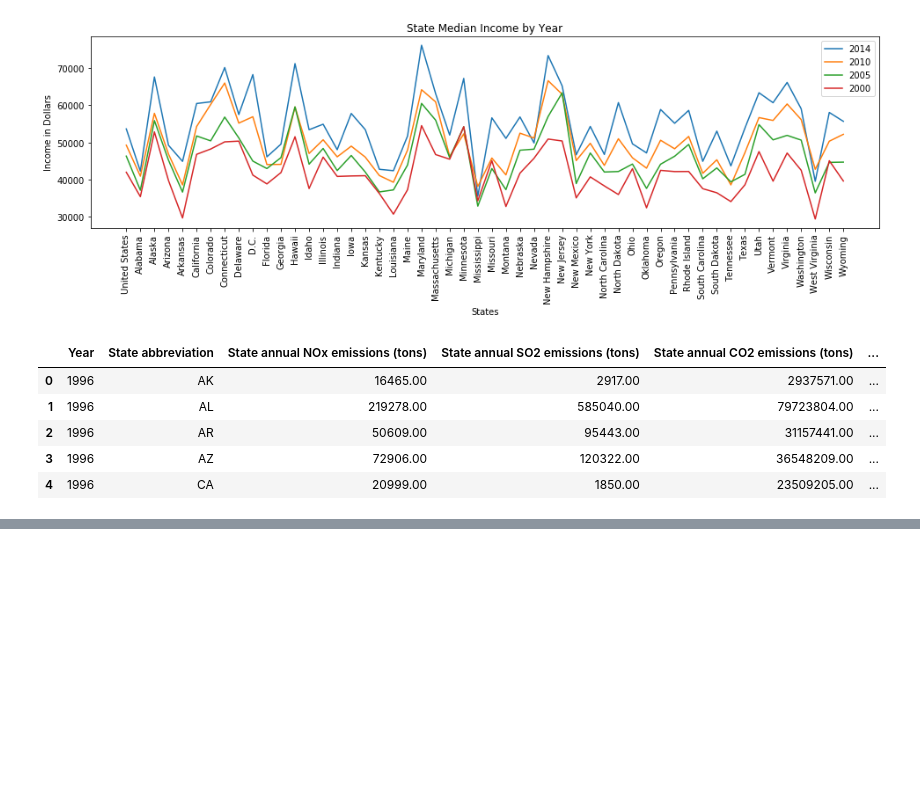
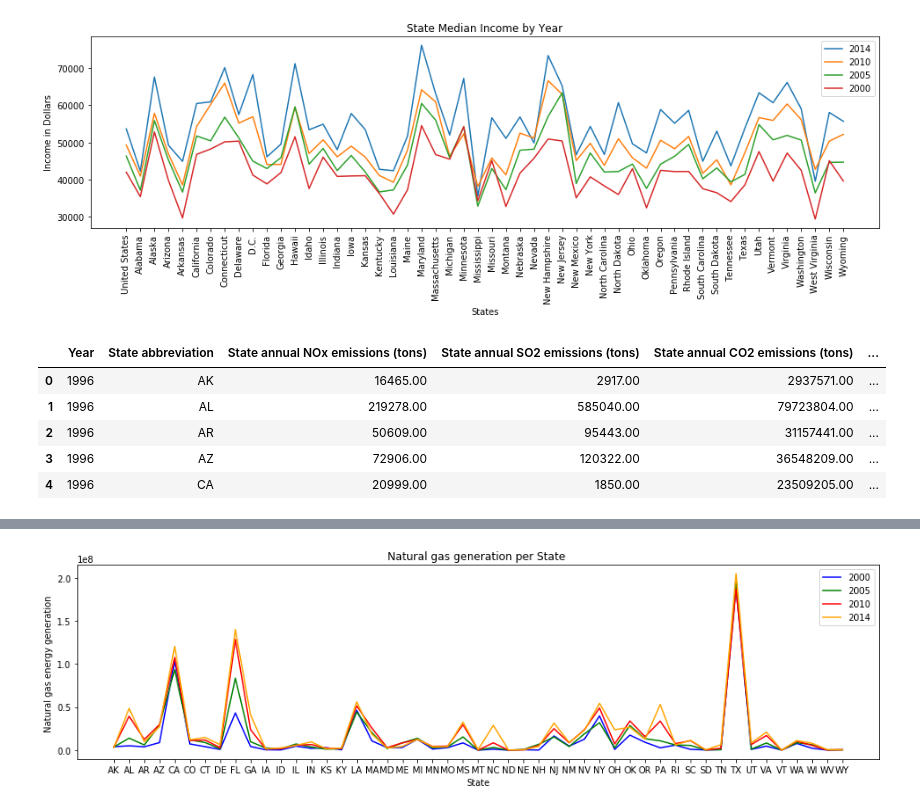
Before and after one commit to atjhsieh/Project-1, a Jupyter notebook: projectOne.ipynb, the cells around one changed output, grey strips where cells are left out. Saved outputs shown, nothing was run; the diff lists cells and outputs as text; code cells hidden in the pictures; blank space fills up the shorter version.

```diff
--- a/projectOne.ipynb
+++ b/projectOne.ipynb
@@ -631,0 +563,24 @@ Coal_diff
+# %%
+#We want to make a line plot that shows the change in coal production per state per 5 year period
+x_axis = Natural_gas2000_js["STATE"]
+
+
+
+
+tick_locations = [x_axis]
+#plt.xticks(tick_locations, x_axis, rotation="vertical")
+year1 = plt.plot(Natural_gas2000_js["STATE"], Natural_gas2000_js['GENERATION (Megawatthours)'], color="blue", label="2000")
+year2 = plt.plot(Natural_gas2000_js["STATE"], Natural_gas2005_js['GENERATION (Megawatthours)'], color="green", label="2005")
+year3 = plt.plot(Natural_gas2000_js["STATE"], Natural_gas2010_js['GENERATION (Megawatthours)'], color="red", label="2010")
+year4 = plt.plot(Natural_gas2000_js["STATE"], Natural_gas2014_js['GENERATION (Megawatthours)'], color="orange", label="2014")
+#plt.figure(figsize=(100,10))
+plt.subplots_adjust(right=2.2)
+
+plt.title("Natural gas generation per State ")
+plt.xlabel("State")
+plt.ylabel("Natural gas energy generation ")
+plt.legend(loc="best")
+
+plt.show()
+# %% [output]
+[figure, added]
```
Also changed, not shown: parts of 17 cells of this notebook.
